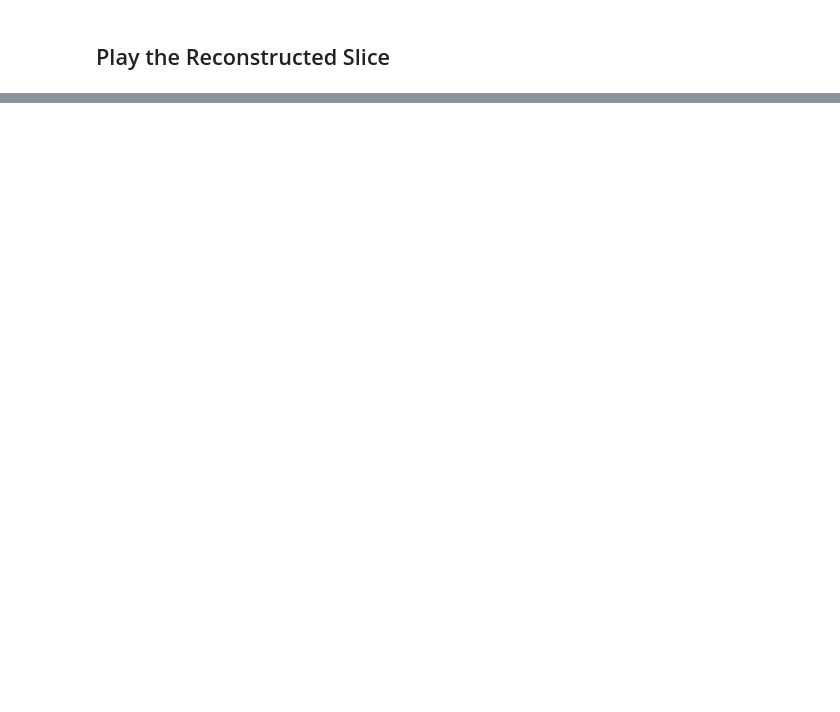
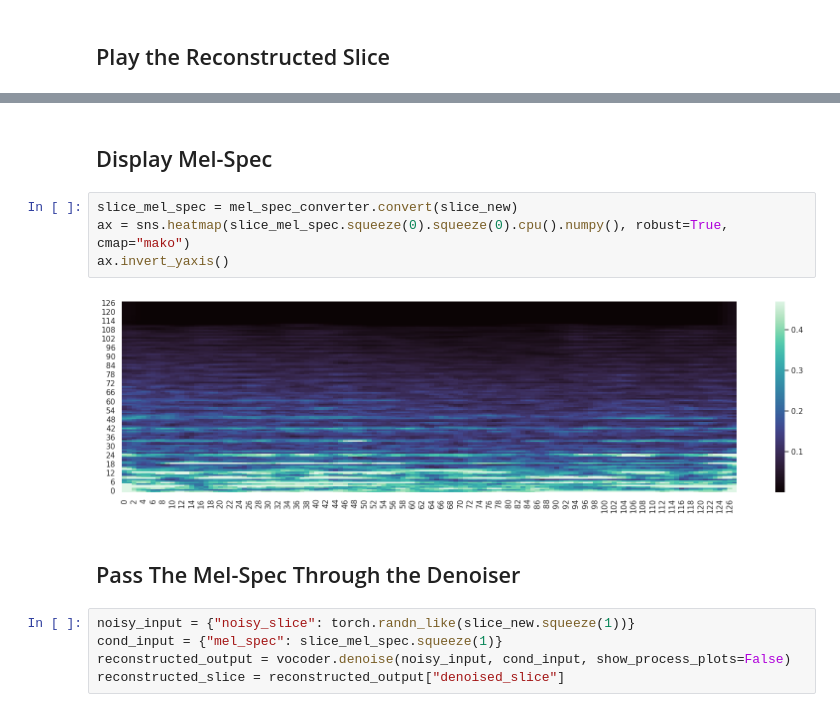
Before and after one commit to VovaTch/Infected_hdiff_2, a Jupyter notebook: notebooks/diffwave_inference.ipynb, the cells around one changed output, grey strips where cells are left out. Drawn from its saved outputs; the diff is of its cells as text; blank space fills up the shorter version.

```diff
--- a/notebooks/diffwave_inference.ipynb
+++ b/notebooks/diffwave_inference.ipynb
@@ -124,0 +183,15 @@ IPython.display.Audio(filename="sample_out.mp3")
+# %% [markdown]
+## Display Mel-Spec
+# %%
+slice_mel_spec = mel_spec_converter.convert(slice_new)
+ax = sns.heatmap(slice_mel_spec.squeeze(0).squeeze(0).cpu().numpy(), robust=True, cmap="mako")
+ax.invert_yaxis()
+# %% [output]
+[figure, added]
+# %% [markdown]
+## Pass The Mel-Spec Through the Denoiser
+# %%
+noisy_input = {"noisy_slice": torch.randn_like(slice_new.squeeze(1))}
+cond_input = {"mel_spec": slice_mel_spec.squeeze(1)}
+reconstructed_output = vocoder.denoise(noisy_input, cond_input, show_process_plots=False)
+reconstructed_slice = reconstructed_output["denoised_slice"]
```
Also changed, not shown: parts of 16 cells of this notebook, 4 other files.
